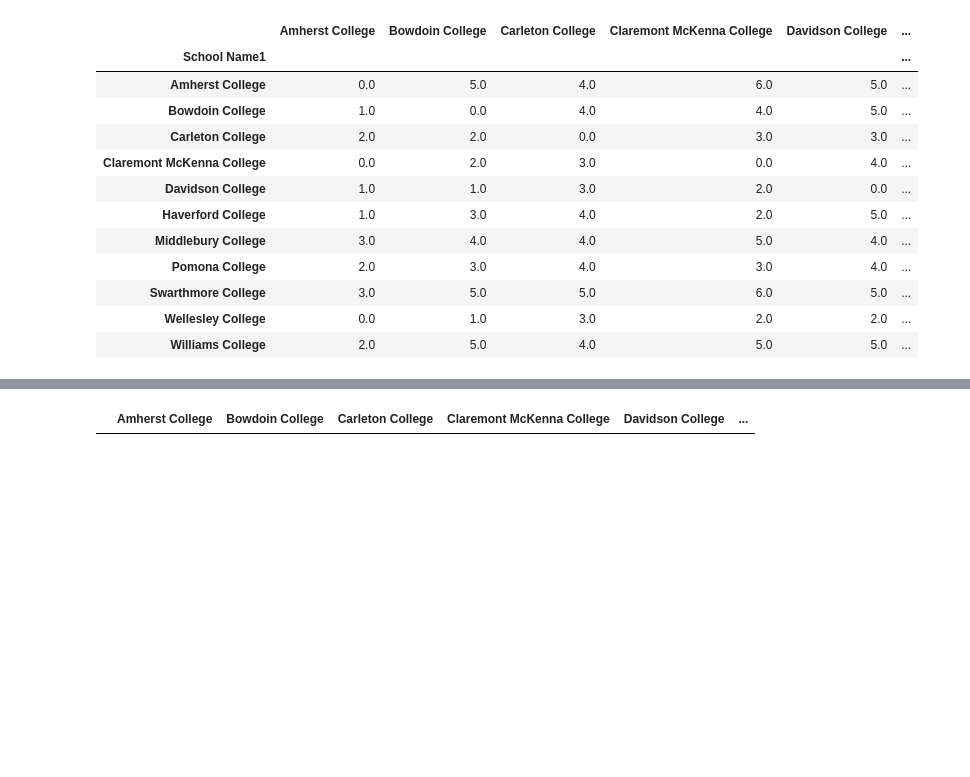
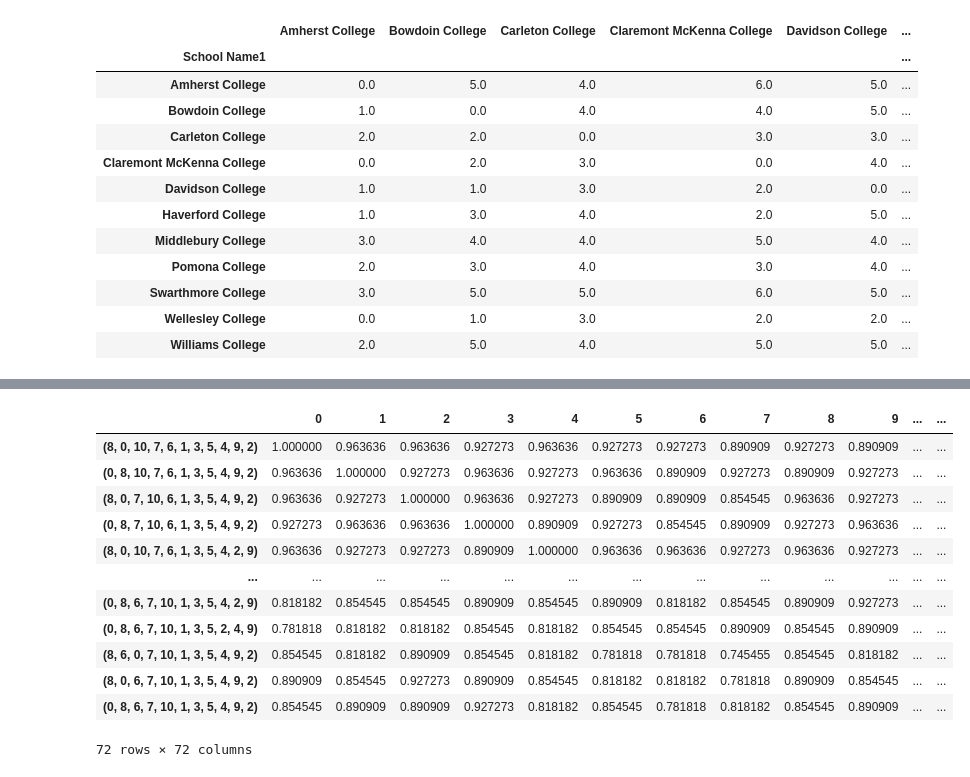
Before and after one commit to IGARDS/us_news_world_report_study, a Jupyter notebook: Analysis.ipynb, the cells around one changed output, grey strips where cells are left out. Saved outputs shown, nothing was run; the diff lists cells and outputs as text; code cells hidden in the pictures; blank space fills up the shorter version.

```diff
--- a/Analysis.ipynb
+++ b/Analysis.ipynb
@@ -592,6 +622,20 @@ for i in range(len(perms)):
 taus_df = pd.DataFrame(columns=range(len(perms)))
 for i in range(len(perms)):
     key = tuple(perms[i])
-    df = pd.DataFrame(columns=range(len(perms)))
+    taus_df = taus_df.append(pd.Series(taus[key],name=key))
-# %% [output]
-|  | Amherst College | Bowdoin College | Carleton College | Claremont McKenna College | Davidson College | ... |
+# %%
+taus_df
+# %% [output]
+|  | 0 | 1 | 2 | 3 | 4 | 5 | 6 | 7 | 8 | 9 | ... | ... |
+| (8, 0, 10, 7, 6, 1, 3, 5, 4, 9, 2) | 1.000000 | 0.963636 | 0.963636 | 0.927273 | 0.963636 | 0.927273 | 0.927273 | 0.890909 | 0.927273 | 0.890909 | ... | ... |
+| (0, 8, 10, 7, 6, 1, 3, 5, 4, 9, 2) | 0.963636 | 1.000000 | 0.927273 | 0.963636 | 0.927273 | 0.963636 | 0.890909 | 0.927273 | 0.890909 | 0.927273 | ... | ... |
+| (8, 0, 7, 10, 6, 1, 3, 5, 4, 9, 2) | 0.963636 | 0.927273 | 1.000000 | 0.963636 | 0.927273 | 0.890909 | 0.890909 | 0.854545 | 0.963636 | 0.927273 | ... | ... |
+| (0, 8, 7, 10, 6, 1, 3, 5, 4, 9, 2) | 0.927273 | 0.963636 | 0.963636 | 1.000000 | 0.890909 | 0.927273 | 0.854545 | 0.890909 | 0.927273 | 0.963636 | ... | ... |
+| (8, 0, 10, 7, 6, 1, 3, 5, 4, 2, 9) | 0.963636 | 0.927273 | 0.927273 | 0.890909 | 1.000000 | 0.963636 | 0.963636 | 0.927273 | 0.963636 | 0.927273 | ... | ... |
+| ... | ... | ... | ... | ... | ... | ... | ... | ... | ... | ... | ... | ... |
+| (0, 8, 6, 7, 10, 1, 3, 5, 4, 2, 9) | 0.818182 | 0.854545 | 0.854545 | 0.890909 | 0.854545 | 0.890909 | 0.818182 | 0.854545 | 0.890909 | 0.927273 | ... | ... |
+| (0, 8, 6, 7, 10, 1, 3, 5, 2, 4, 9) | 0.781818 | 0.818182 | 0.818182 | 0.854545 | 0.818182 | 0.854545 | 0.854545 | 0.890909 | 0.854545 | 0.890909 | ... | ... |
+| (8, 6, 0, 7, 10, 1, 3, 5, 4, 9, 2) | 0.854545 | 0.818182 | 0.890909 | 0.854545 | 0.818182 | 0.781818 | 0.781818 | 0.745455 | 0.854545 | 0.818182 | ... | ... |
+| (8, 0, 6, 7, 10, 1, 3, 5, 4, 9, 2) | 0.890909 | 0.854545 | 0.927273 | 0.890909 | 0.854545 | 0.818182 | 0.818182 | 0.781818 | 0.890909 | 0.854545 | ... | ... |
+| (0, 8, 6, 7, 10, 1, 3, 5, 4, 9, 2) | 0.854545 | 0.890909 | 0.890909 | 0.927273 | 0.818182 | 0.854545 | 0.781818 | 0.818182 | 0.854545 | 0.890909 | ... | ... |
+72 rows × 72 columns
```
Also changed, not shown: parts of 14 cells of this notebook, 5 other files.
